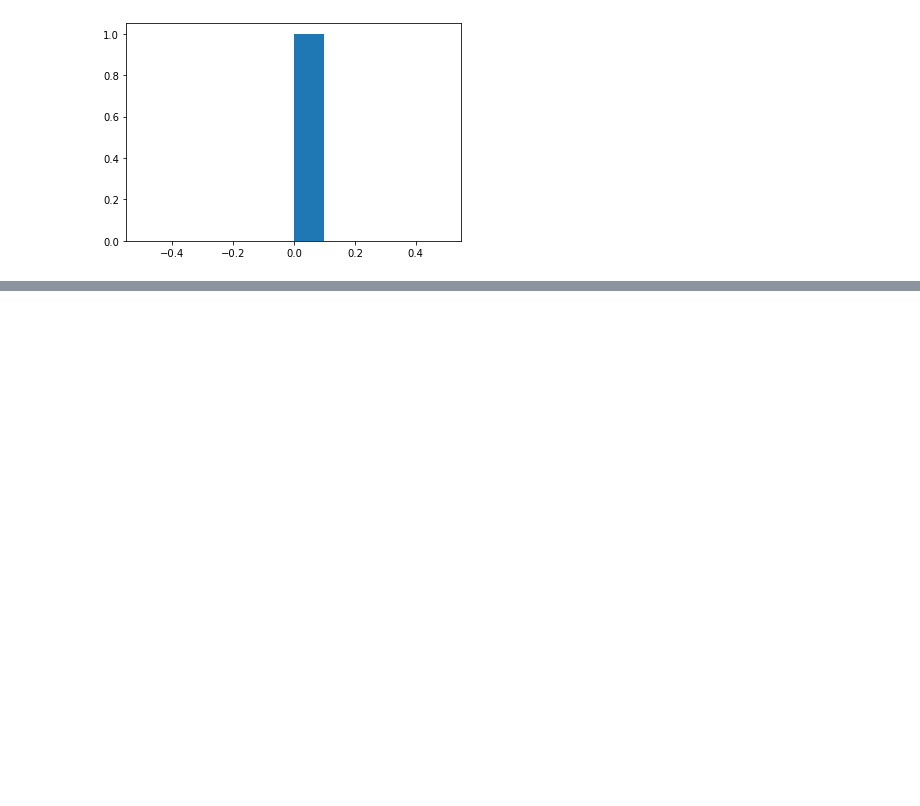
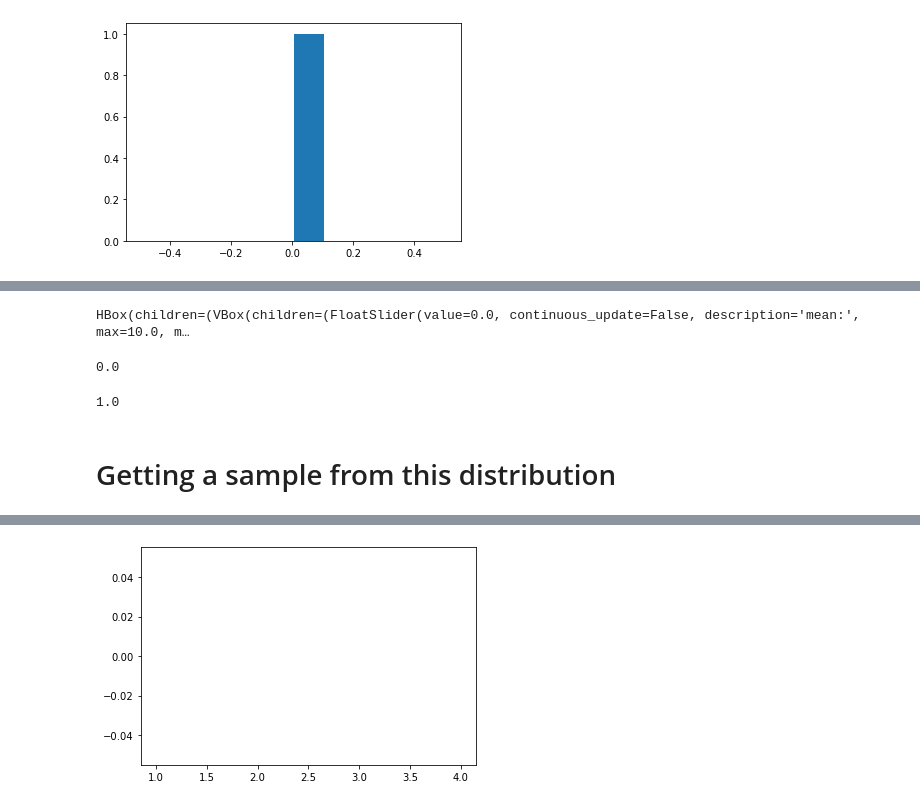
Before and after one commit to Infinity1008/Concept_explainers, a Jupyter notebook: Statistics/Sampling Distribution.ipynb, the cells around one changed output, grey strips where cells are left out. Cells and saved outputs as stored; diff of their text form; code cells hidden in the pictures; blank space fills up the shorter version.

```diff
--- a/Statistics/Sampling Distribution.ipynb
+++ b/Statistics/Sampling Distribution.ipynb
@@ -156,0 +135,72 @@ function_with_captured_output()
+# %%
+import numpy as np
+import matplotlib.pyplot as plt
+
+
+mean = widgets.FloatSlider(
+            value=0,
+            min=-10,
+            max=10.0,
+            step=0.1,
+            description='mean:',
+            disabled=False,
+            continuous_update=False,
+            orientation='horizontal',
+            readout=True,
+            readout_format='.1f',
+        )
+
+std_dev = widgets.FloatSlider(
+            value=1,
+            min=0,
+            max=8,
+            step=0.1,
+            description='std_dev:',
+            disabled=False,
+            continuous_update=False,
+            orientation='horizontal',
+            readout=True,
+            readout_format='.1f',
+        )
+
+
+bins = np.linspace(-15,15,50).tolist()
+
+def f(mean,std_dev):
+    s = np.random.normal(mean, std_dev, 100000)
+    plt.hist(s,bins=bins,density=True)
+
+out = widgets.interactive_output(f, {'mean': mean, 'std_dev': std_dev})
+
+
+widgets.HBox([widgets.VBox([mean, std_dev]), out])
+# %% [output]
+HBox(children=(VBox(children=(FloatSlider(value=0.0, continuous_update=False, description='mean:', max=10.0, m…
+# %%
+mean.value
+# %% [output]
+0.0
+# %%
+std_dev.value
+# %% [output]
+1.0
+# %% [markdown]
+# Getting a sample from this distribution
+# %%
+from IPython.display import display
+button = widgets.Button(description="Click Me!")
+out = widgets.Output()
+
+display(button, output)
+
+sample_mean = []
+def on_button_clicked(b):
+    with out:
+        s = np.random.normal(mu, sigma, 100)
+        mean = s.mean()
+        sample_mean.append(mean)
+        plt.hist(sample_mean,[1, 2, 3, 4])
+        print('The mean is ',mean)
+
+button.on_click(on_button_clicked)
+# %% [output]
@@ -156,0 +209 @@ function_with_captured_output()
+[figure, added]
```
Also changed, not shown: parts of 9 cells of this notebook.
